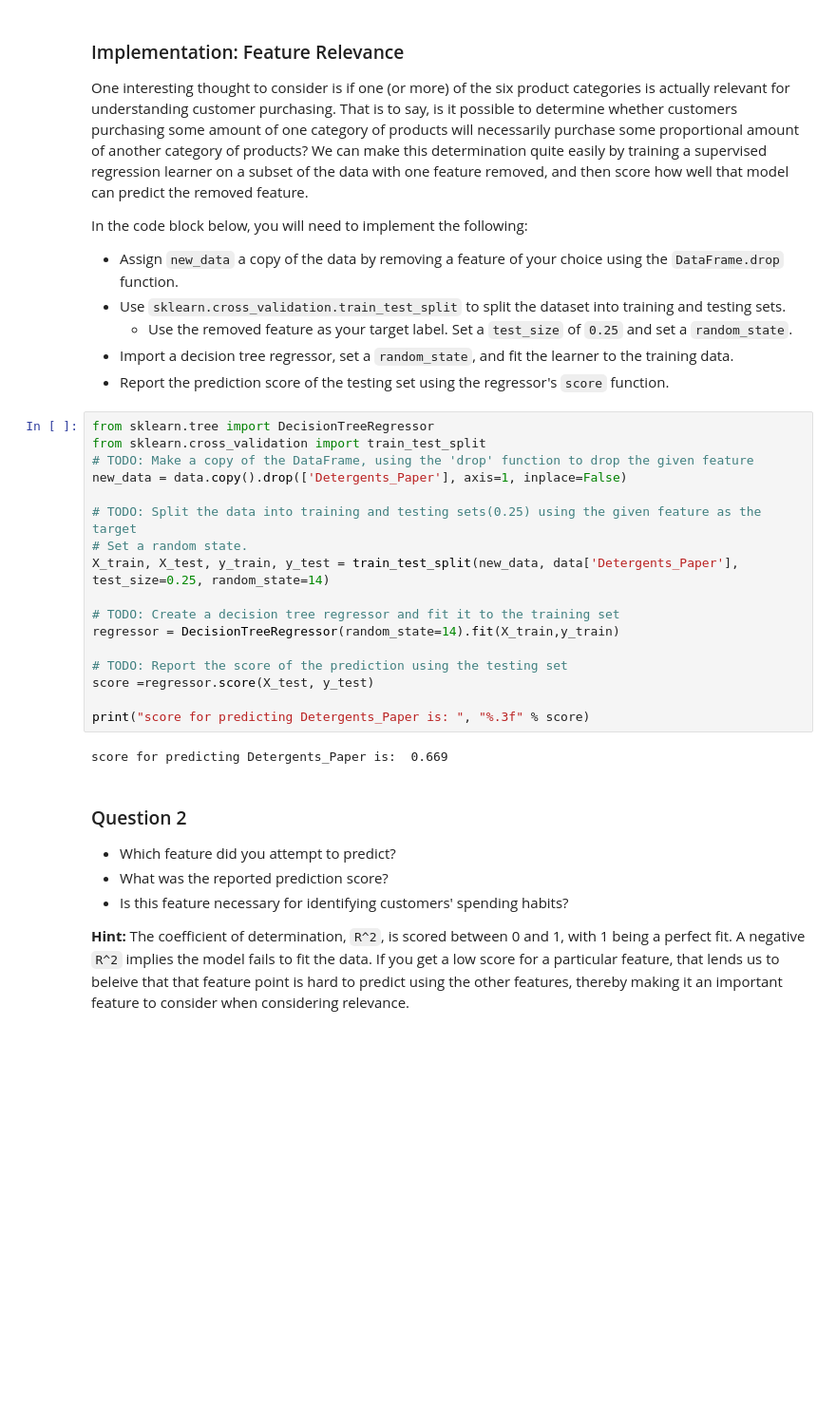
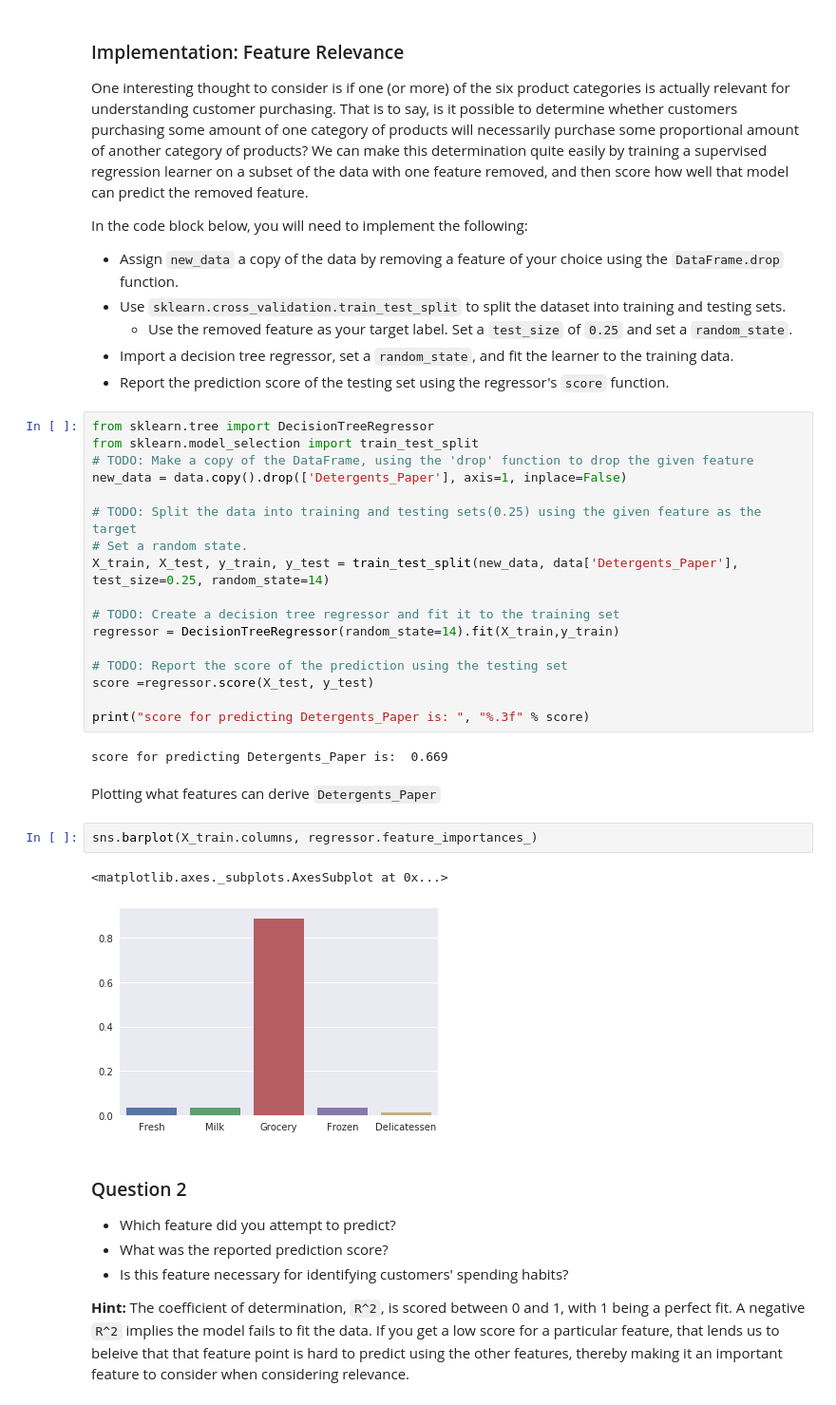
Before and after one commit to NoreenMekky/customer_segments, a Jupyter notebook: customer_segments.ipynb, the cells around one changed output. Shown at 95% size. Drawn from its saved outputs; the diff is of its cells as text; blank space fills up the shorter version.

```diff
--- a/customer_segments.ipynb
+++ b/customer_segments.ipynb
@@ -135,7 +164,7 @@ In the code block below, you will need to implement the following:
  - Report the prediction score of the testing set using the regressor's `score` function.
 # %%
 from sklearn.tree import DecisionTreeRegressor
-from sklearn.cross_validation import train_test_split
+from sklearn.model_selection import train_test_split
 # TODO: Make a copy of the DataFrame, using the 'drop' function to drop the given feature
 new_data = data.copy().drop(['Detergents_Paper'], axis=1, inplace=False)
 
@@ -152,6 +181,13 @@ score =regressor.score(X_test, y_test)
 print("score for predicting Detergents_Paper is: ", "%.3f" % score)
 # %% [output]
 score for predicting Detergents_Paper is:  0.669
+# %% [markdown]
+Plotting what features can derive `Detergents_Paper`
+# %%
+sns.barplot(X_train.columns, regressor.feature_importances_)
+# %% [output]
+<matplotlib.axes._subplots.AxesSubplot at 0x...>
+[figure, added]
 # %% [markdown]
 ### Question 2
 
```
Also changed, not shown: parts of 19 cells of this notebook, 1 other file.
